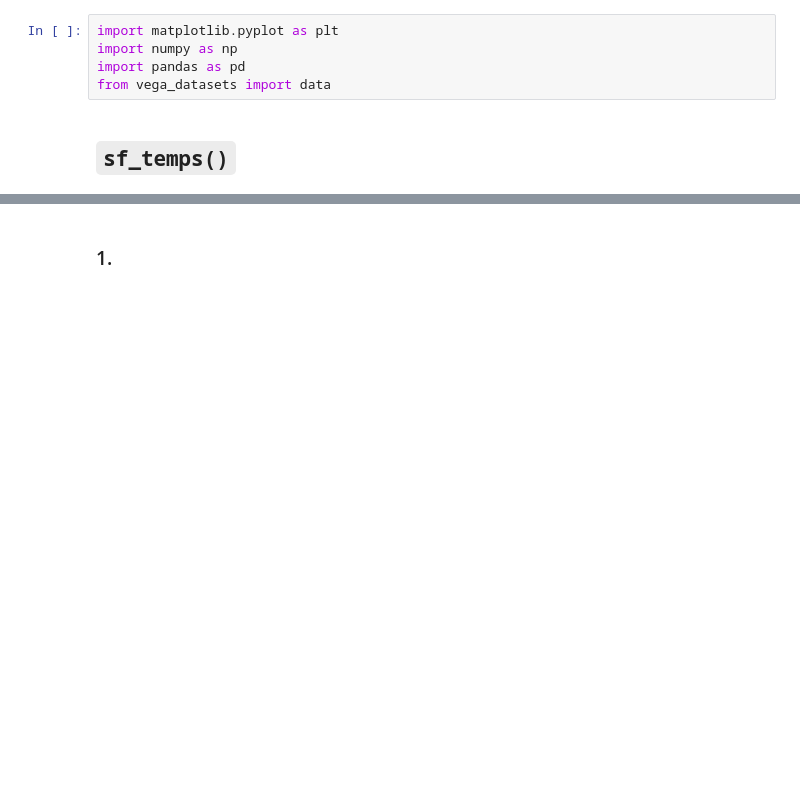
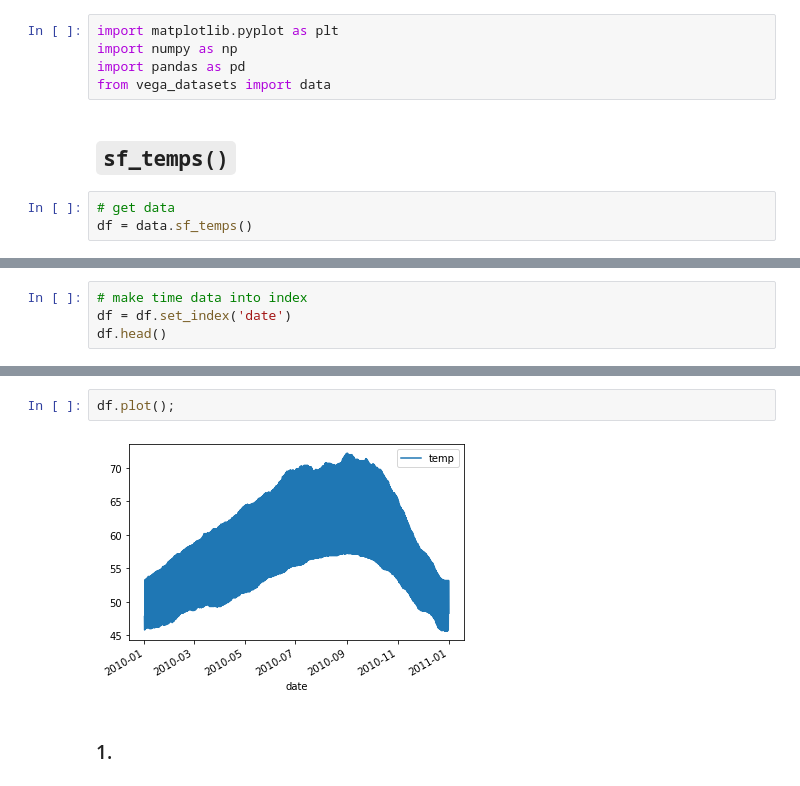
Before and after one commit to adam-talbot/time-series-exercises, a Jupyter notebook: time_series_data_exercises.ipynb, the cells around one changed output, grey strips where cells are left out. Drawn from its saved outputs; the diff is of its cells as text; blank space fills up the shorter version.

```diff
--- a/time_series_data_exercises.ipynb
+++ b/time_series_data_exercises.ipynb
@@ -7,3 +7,6 @@ import pandas as pd
 from vega_datasets import data
 # %% [markdown]
 ## `sf_temps()`
+# %%
+# get data
+df = data.sf_temps()
@@ -9,0 +39,4 @@ from vega_datasets import data
+# %%
+# make time data into index
+df = df.set_index('date')
+df.head()
@@ -10,3 +51,7 @@ from vega_datasets import data
+# %%
+df.plot();
+# %% [output]
+[figure, added]
 # %% [markdown]
 ### 1.
 # %% [markdown]
```
Also changed, not shown: parts of 28 cells of this notebook.
